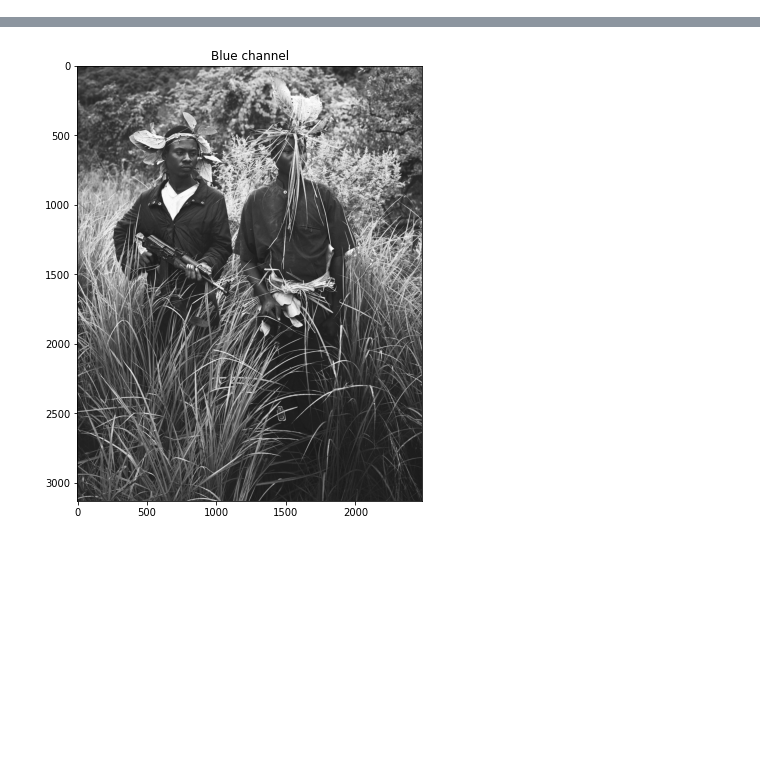
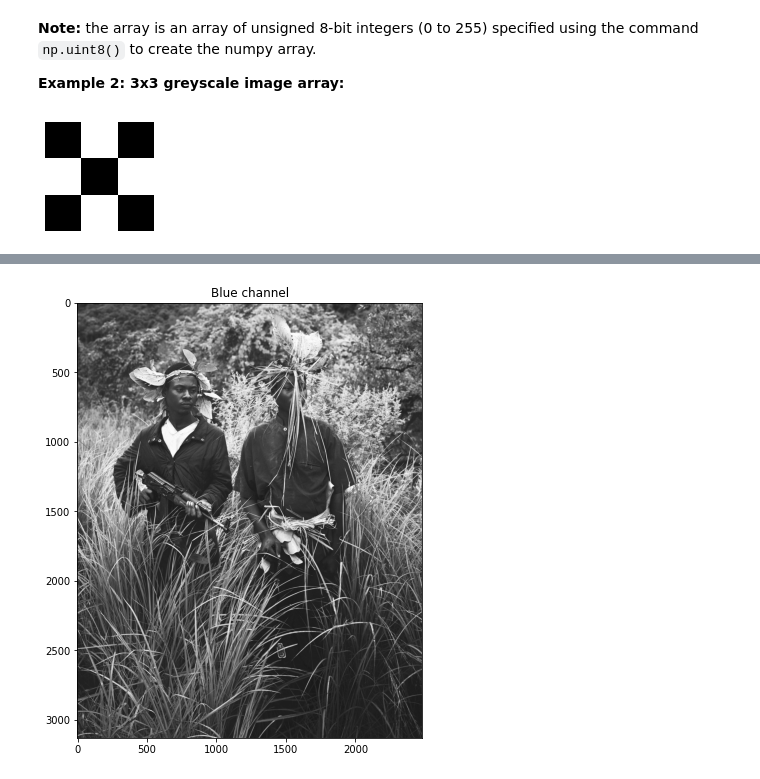
Before and after one commit to phileasdg/Image_and_Audio_Generation_and_Editing_using_Python, a Jupyter notebook: Visualising_file_data.ipynb, the cells around one changed output, grey strips where cells are left out. Saved outputs shown, nothing was run; the diff lists cells and outputs as text; code cells hidden in the pictures; blank space fills up the shorter version.

```diff
--- a/Visualising_file_data.ipynb
+++ b/Visualising_file_data.ipynb
@@ -9,0 +25,15 @@ import pandas as pd
+# %% [markdown]
+**Note:** the array is an array of unsigned 8-bit integers (0 to 255) specified using the command `np.uint8()` to create
+the numpy array.
+
+**Example 2: 3x3 greyscale image array:**
+# %%
+image = np.uint8([
+    [0, 255, 0],
+    [255, 0, 255],
+    [0, 255, 0]
+])
+
+image_tools.show_image(image, axis=False, scale_ratio=.5)
+# %% [output]
+[figure, added]
```
Also changed, not shown: parts of 22 cells of this notebook, 4 other files.
